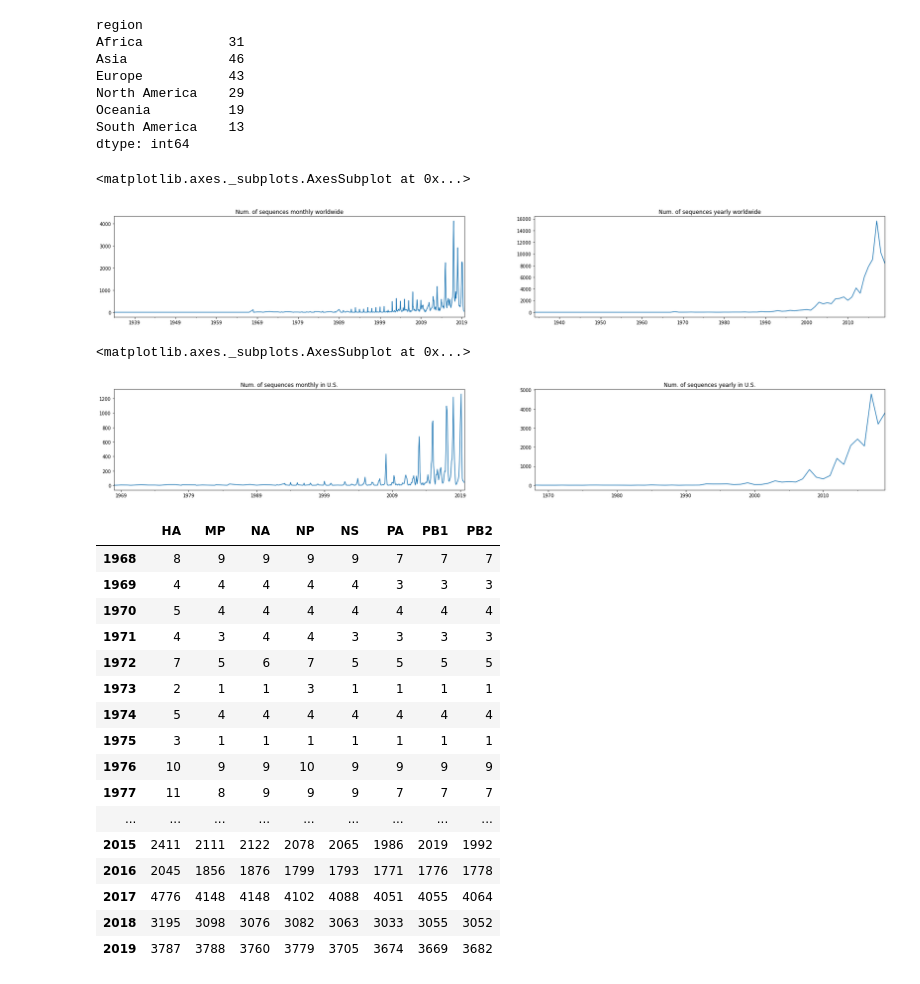
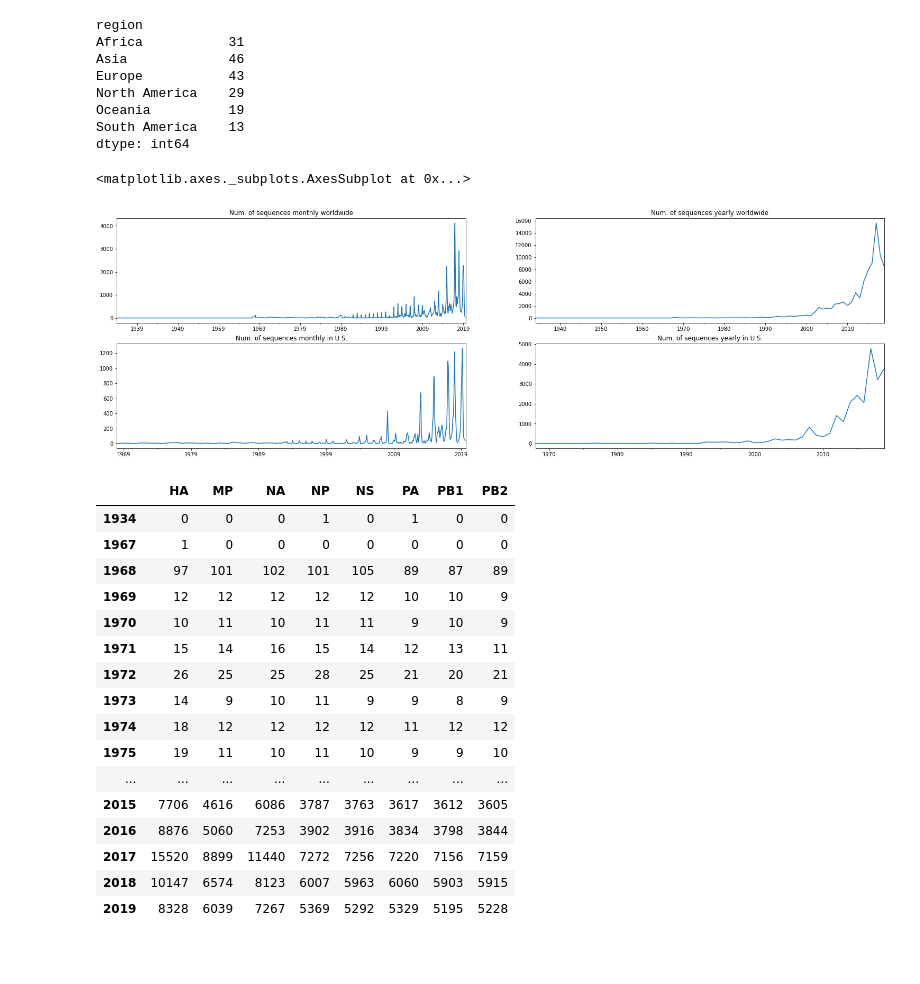
Before and after one commit to guibuzi/bioinfo, a Jupyter notebook: mosaic/01_data_explore.ipynb, the cells around one changed output. Drawn from its saved outputs; the diff is of its cells as text; code cells hidden in the pictures; blank space fills up the shorter version.

```diff
--- a/mosaic/01_data_explore.ipynb
+++ b/mosaic/01_data_explore.ipynb
@@ -125,40 +128,36 @@ df_us = df[df['country'] == 'United States']
 # %%
 time_index_by_month = pd.to_datetime(df.date.values).to_period('M')
 time_index_by_year = pd.to_datetime(df.date.values).to_period('Y')
 
-fig, axes = plt.subplots(1, 2, figsize=(30, 4))
-df.groupby(time_index_by_month).size().plot(ax=axes[0], title="Num. of sequences monthly worldwide")
-df.groupby(time_index_by_year).size().plot(ax=axes[1], title="Num. of sequences yearly worldwide")
+time_index_by_month_us = pd.to_datetime(df_us.date.values).to_period('M')
+time_index_by_year_us = pd.to_datetime(df_us.date.values).to_period('Y')
+
+fig, axes = plt.subplots(2, 2, figsize=(26, 8))
+df.groupby(time_index_by_month).size().plot(ax=axes[0, 0], title="Num. of sequences monthly worldwide")
+df.groupby(time_index_by_year).size().plot(ax=axes[0, 1], title="Num. of sequences yearly worldwide")
+
+df_us.groupby(time_index_by_month_us).size().plot(ax=axes[1, 0], title="Num. of sequences monthly in U.S.")
+df_us.groupby(time_index_by_year_us).size().plot(ax=axes[1, 1], title="Num. of sequences yearly in U.S.")
 # %% [output]
 <matplotlib.axes._subplots.AxesSubplot at 0x...>
-[figure, old version]
+[figure, new version]
-# %%
-time_index_by_month = pd.to_datetime(df_us.date.values).to_period('M')
-time_index_by_year = pd.to_datetime(df_us.date.values).to_period('Y')
-
-fig, axes = plt.subplots(1, 2, figsize=(30, 4))
-df_us.groupby(time_index_by_month).size().plot(ax=axes[0], title="Num. of sequences monthly in U.S.")
-df_us.groupby(time_index_by_year).size().plot(ax=axes[1], title="Num. of sequences yearly in U.S.")
-# %% [output]
-<matplotlib.axes._subplots.AxesSubplot at 0x...>
-[figure, removed]
 # %%
-df_us.iloc[:,0:8].groupby(time_index_by_year).count()
+df.iloc[:,0:8].groupby(time_index_by_year).count()
 # %% [output]
 |  | HA | MP | NA | NP | NS | PA | PB1 | PB2 |
-| 1968 | 8 | 9 | 9 | 9 | 9 | 7 | 7 | 7 |
-| 1969 | 4 | 4 | 4 | 4 | 4 | 3 | 3 | 3 |
-| 1970 | 5 | 4 | 4 | 4 | 4 | 4 | 4 | 4 |
-| 1971 | 4 | 3 | 4 | 4 | 3 | 3 | 3 | 3 |
-| 1972 | 7 | 5 | 6 | 7 | 5 | 5 | 5 | 5 |
-| 1973 | 2 | 1 | 1 | 3 | 1 | 1 | 1 | 1 |
-| 1974 | 5 | 4 | 4 | 4 | 4 | 4 | 4 | 4 |
-| 1975 | 3 | 1 | 1 | 1 | 1 | 1 | 1 | 1 |
-| 1976 | 10 | 9 | 9 | 10 | 9 | 9 | 9 | 9 |
-| 1977 | 11 | 8 | 9 | 9 | 9 | 7 | 7 | 7 |
+| 1934 | 0 | 0 | 0 | 1 | 0 | 1 | 0 | 0 |
+| 1967 | 1 | 0 | 0 | 0 | 0 | 0 | 0 | 0 |
+| 1968 | 97 | 101 | 102 | 101 | 105 | 89 | 87 | 89 |
+| 1969 | 12 | 12 | 12 | 12 | 12 | 10 | 10 | 9 |
+| 1970 | 10 | 11 | 10 | 11 | 11 | 9 | 10 | 9 |
+| 1971 | 15 | 14 | 16 | 15 | 14 | 12 | 13 | 11 |
+| 1972 | 26 | 25 | 25 | 28 | 25 | 21 | 20 | 21 |
+| 1973 | 14 | 9 | 10 | 11 | 9 | 9 | 8 | 9 |
+| 1974 | 18 | 12 | 12 | 12 | 12 | 11 | 12 | 12 |
+| 1975 | 19 | 11 | 10 | 11 | 10 | 9 | 9 | 10 |
 | ... | ... | ... | ... | ... | ... | ... | ... | ... |
-| 2015 | 2411 | 2111 | 2122 | 2078 | 2065 | 1986 | 2019 | 1992 |
-| 2016 | 2045 | 1856 | 1876 | 1799 | 1793 | 1771 | 1776 | 1778 |
-| 2017 | 4776 | 4148 | 4148 | 4102 | 4088 | 4051 | 4055 | 4064 |
-| 2018 | 3195 | 3098 | 3076 | 3082 | 3063 | 3033 | 3055 | 3052 |
-| 2019 | 3787 | 3788 | 3760 | 3779 | 3705 | 3674 | 3669 | 3682 |
+| 2015 | 7706 | 4616 | 6086 | 3787 | 3763 | 3617 | 3612 | 3605 |
+| 2016 | 8876 | 5060 | 7253 | 3902 | 3916 | 3834 | 3798 | 3844 |
+| 2017 | 15520 | 8899 | 11440 | 7272 | 7256 | 7220 | 7156 | 7159 |
+| 2018 | 10147 | 6574 | 8123 | 6007 | 5963 | 6060 | 5903 | 5915 |
+| 2019 | 8328 | 6039 | 7267 | 5369 | 5292 | 5329 | 5195 | 5228 |
```
Also changed, not shown: parts of 4 cells of this notebook, 20 other files.
